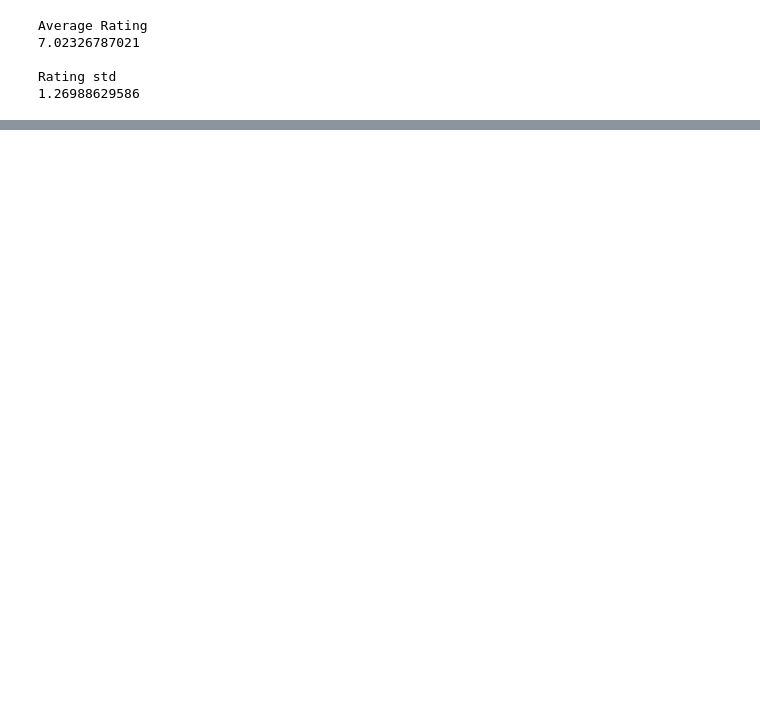
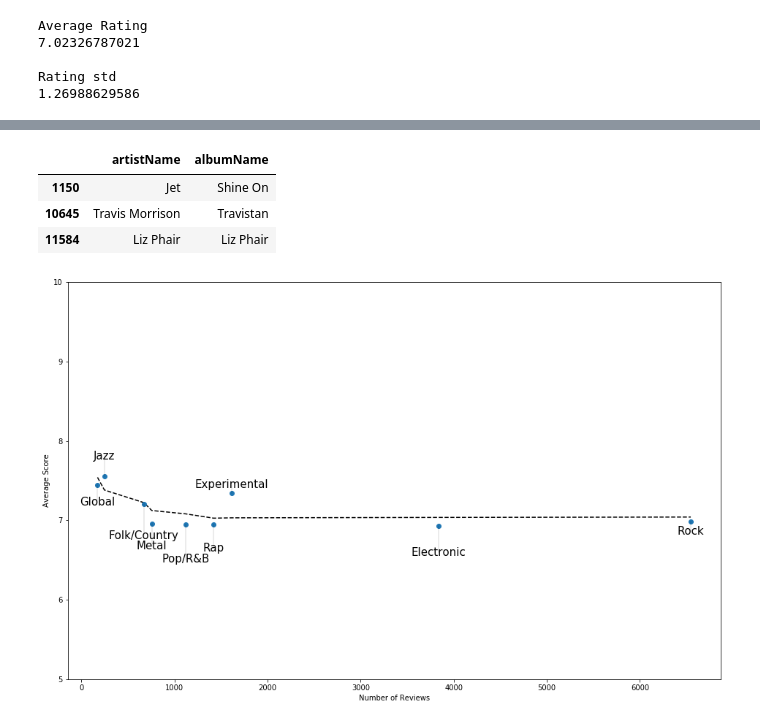
Before and after one commit to cfabian/pitchviews, a Jupyter notebook: numerical_analyses/score-exploration.ipynb, the cells around one changed output, grey strips where cells are left out. Cells and saved outputs as stored; diff of their text form; code cells hidden in the pictures; blank space fills up the shorter version.

```diff
--- a/numerical_analyses/score-exploration.ipynb
+++ b/numerical_analyses/score-exploration.ipynb
@@ -97,0 +161,2 @@ plt.show()
+# %%
+datatable = pd.DataFrame(data)
@@ -97,0 +186,40 @@ plt.show()
+# %%
+#albums with a zero score
+idx = (datatable.rating == '0.0')
+datatable.loc[idx, ['artistName', 'albumName']]
+# %% [output]
+|  | artistName | albumName |
+| 1150 | Jet | Shine On |
+| 10645 | Travis Morrison | Travistan |
+| 11584 | Liz Phair | Liz Phair |
+# %%
+datatable['rating'] = datatable['rating'].astype(float)
+
+g = datatable.groupby('genre')
+table = g['rating'].agg(['count', 'mean', 'std']).reset_index()
+
+f =plt.figure (figsize=(16, 10))
+
+
+# plot the average at each level of count
+avgline = table.groupby('count')['mean'].mean().reset_index()
+avgline['mean'] = savgol_filter(avgline['mean'], 5, 1)
+plt.plot(avgline['count'], avgline['mean'],'k--')
+
+plt.plot(table['count'],table['mean'],'o', alpha = 1)
+
+for j, row in table.iterrows():
+    curr_avg = float(avgline.loc[avgline['count'] == row['count'], 'mean'])
+    jitter = np.random.uniform(0.1, high = 0.5)
+    if row['mean'] < curr_avg: jitter*= -1.0
+
+    plt.plot([row['count'], row['count']], [row['mean'], row['mean'] + jitter], 'k-', alpha = .1)
+    plt.text(row['count'], row['mean'] + jitter, row['genre'],
+             ha = 'center', va = 'center', fontsize=15)
+
+plt.ylabel('Average Score')
+plt.xlabel('Number of Reviews')
+plt.ylim([5, 10])
+plt.show()
+# %% [output]
+[figure, added]
```
Also changed, not shown: parts of 6 cells of this notebook.
